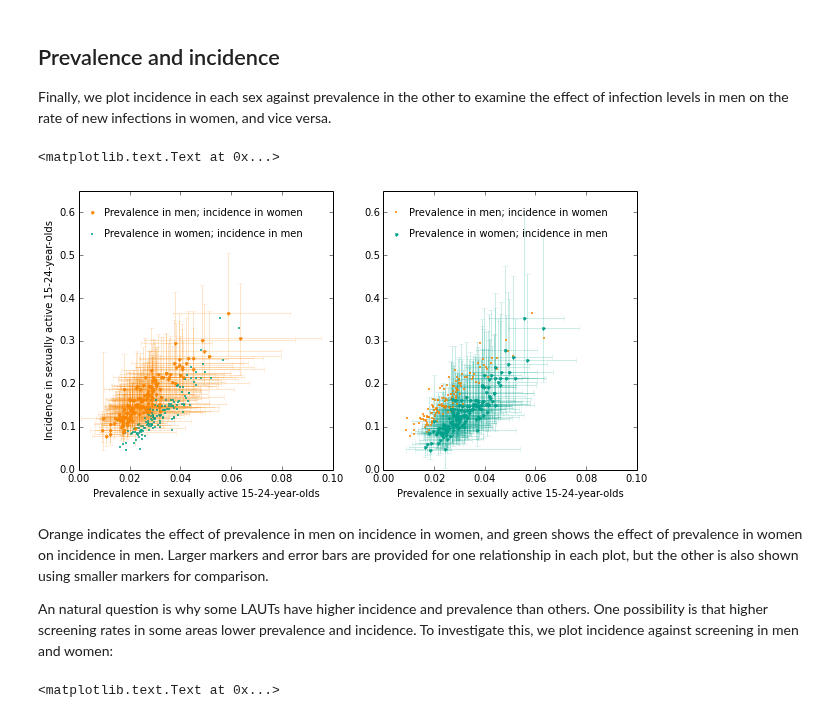
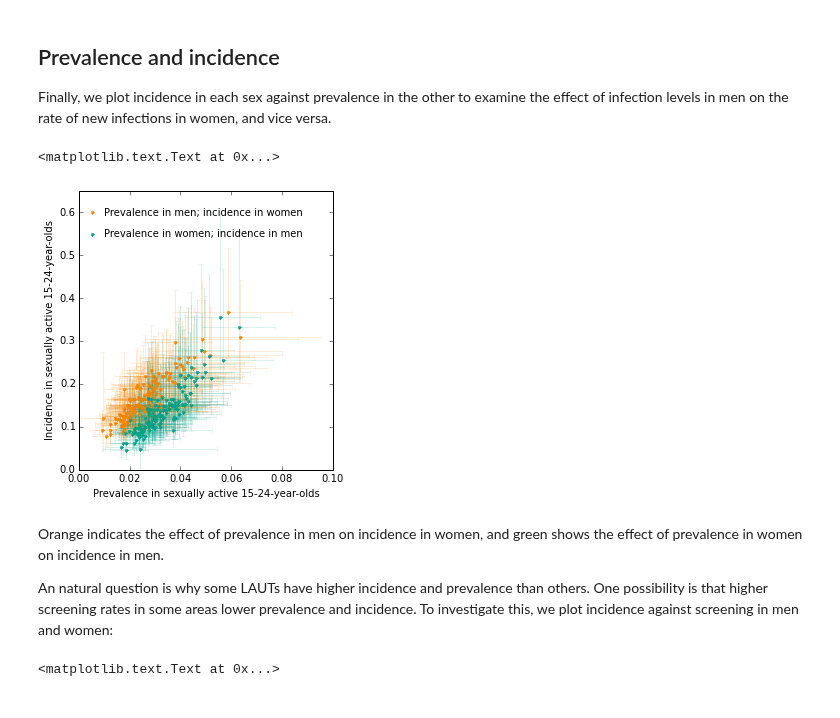
Before and after one commit to joanna-lewis/ct_surveillance, a Jupyter notebook: local_authorities.ipynb, the cells around one changed output. Drawn from its saved outputs; the diff is of its cells as text; code cells hidden in the pictures.

Commit message:
Combine incidence-prevalence plots into one.

```diff
--- a/local_authorities.ipynb
+++ b/local_authorities.ipynb
@@ -642,37 +642,27 @@ Finally, we plot incidence in each sex against prevalence in the other to examin
 # %%
 fig = plt.figure(figsize = (10,5))
 ax1 = fig.add_subplot(121)
-ax2 = fig.add_subplot(122)
 
 # add to plot
-ax1.plot(percentile(prev_f_laut, 50, 0), percentile(inc_m_laut, 50, 0), '.', color='#00A08A', markersize=3)
-plt_ppc(ax1, prev_m_laut, inc_f_laut, 0, 95, '#F98400', alpha=0.2)
 ax1.plot(percentile(prev_m_laut, 50, 0), percentile(inc_f_laut, 50, 0), '.', color='#F98400')
-
-ax2.plot(percentile(prev_m_laut, 50, 0), percentile(inc_f_laut, 50, 0), '.', color='#F98400', markersize=3)
-plt_ppc(ax2, prev_f_laut, inc_m_laut, 0, 95, '#00A08A', alpha=0.2)
-ax2.plot(percentile(prev_f_laut, 50, 0), percentile(inc_m_laut, 50, 0), '.', color='#00A08A')
+ax1.plot(percentile(prev_f_laut, 50, 0), percentile(inc_m_laut, 50, 0), '.', color='#00A08A')
+plt_ppc(ax1, prev_m_laut, inc_f_laut, 0, 95, '#F98400', alpha=0.15)
+plt_ppc(ax1, prev_f_laut, inc_m_laut, 0, 95, '#00A08A', alpha=0.15)
 
 ax1.set_xlim([0,0.1]); ax1.set_ylim([0,0.65])
-ax2.set_xlim([0,0.1]); ax2.set_ylim([0,0.65])
 
 ax1.set_xlabel('Prevalence in sexually active 15-24-year-olds');
-ax2.set_xlabel('Prevalence in sexually active 15-24-year-olds')
 ax1.set_ylabel('Incidence in sexually active 15-24-year-olds');
 
 ax1.plot(0.005, 0.6, '.', c='#F98400')
 ax1.text(0.01, 0.6, 'Prevalence in men; incidence in women', va='center')
-ax1.plot(0.005, 0.55, '.', c='#00A08A', markersize=3)
+ax1.plot(0.005, 0.55, '.', c='#00A08A')
 ax1.text(0.01, 0.55, 'Prevalence in women; incidence in men', va='center')
-ax2.plot(0.005, 0.6, '.', c='#F98400', markersize=3)
-ax2.text(0.01, 0.6, 'Prevalence in men; incidence in women', va='center')
-ax2.plot(0.005, 0.55, '.', c='#00A08A')
-ax2.text(0.01, 0.55, 'Prevalence in women; incidence in men', va='center')
 # %% [output]
 <matplotlib.text.Text at 0x...>
-[figure, old version]
+[figure, new version]
 # %% [markdown]
-Orange indicates the effect of prevalence in men on incidence in women, and green shows the effect of prevalence in women on incidence in men. Larger markers and error bars are provided for one relationship in each plot, but the other is also shown using smaller markers for comparison.
+Orange indicates the effect of prevalence in men on incidence in women, and green shows the effect of prevalence in women on incidence in men.
 
 An natural question is why some LAUTs have higher incidence and prevalence than others. One possibility is that higher screening rates in some areas lower prevalence and incidence. To investigate this, we plot incidence against screening in men and women:
 # %%
```
Also changed, not shown: parts of 4 cells of this notebook, 1 other file.
